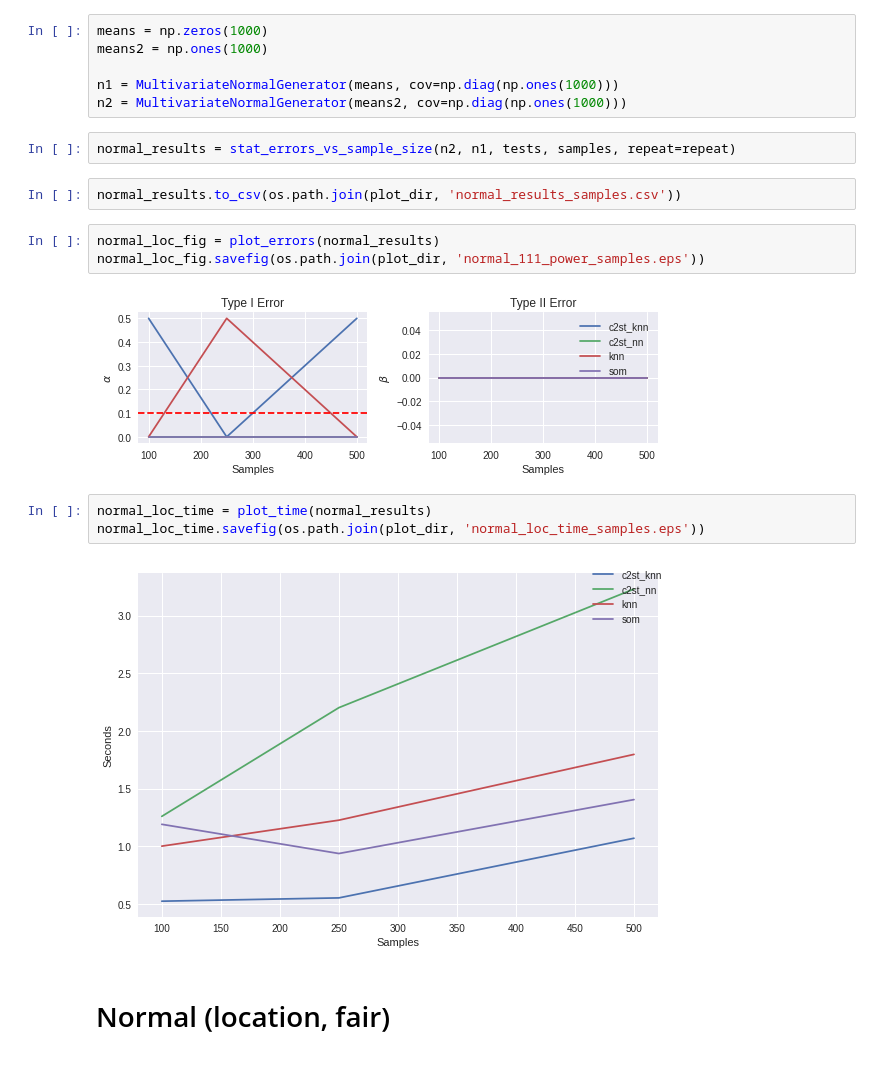
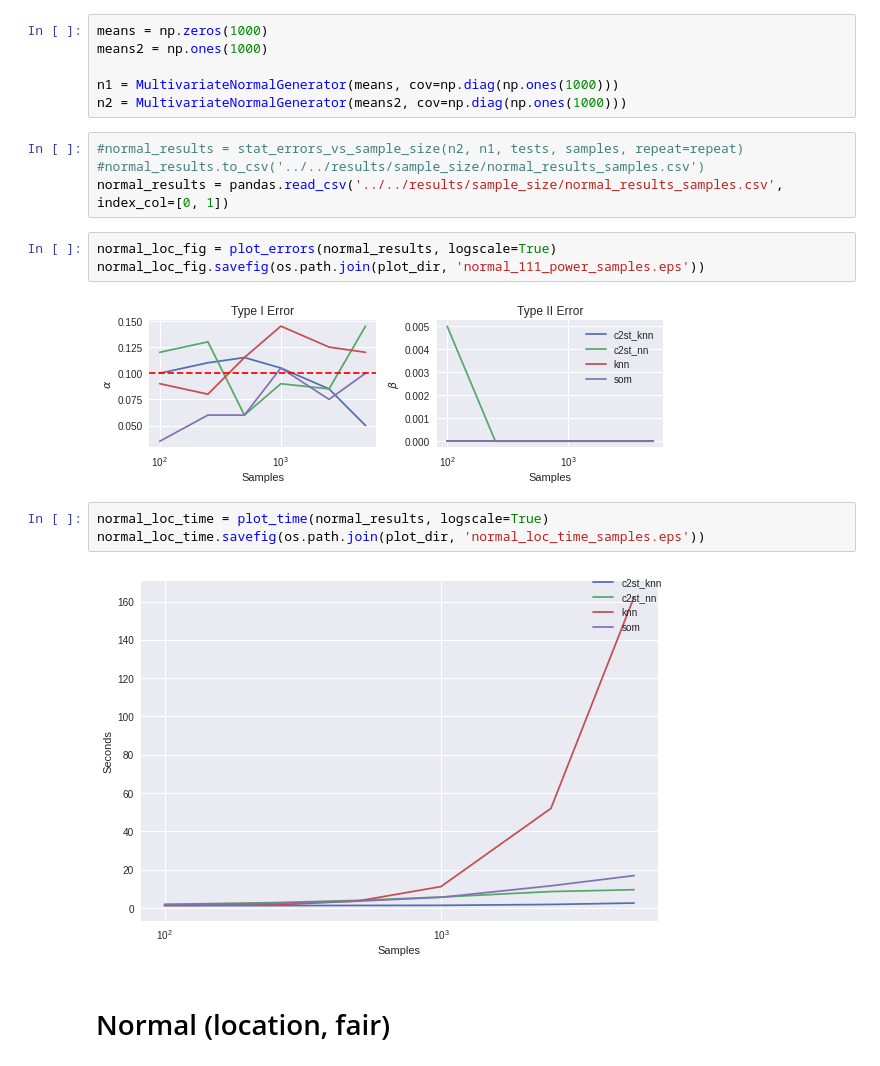
Before and after one commit to ayllon/SOMA, a Jupyter notebook: notebooks/sample_size/normal_location.ipynb, the cells around one changed output. Drawn from its saved outputs; the diff is of its cells as text.

Commit message:
Partial results for nmist and normal
An error within matplotlib caused a crash

```diff
--- a/notebooks/sample_size/normal_location.ipynb
+++ b/notebooks/sample_size/normal_location.ipynb
@@ -35,20 +36,20 @@ means2 = np.ones(1000)
 
 n1 = MultivariateNormalGenerator(means, cov=np.diag(np.ones(1000)))
 n2 = MultivariateNormalGenerator(means2, cov=np.diag(np.ones(1000)))
-# %%
-normal_results = stat_errors_vs_sample_size(n2, n1, tests, samples, repeat=repeat)
-# %%
-normal_results.to_csv(os.path.join(plot_dir, 'normal_results_samples.csv'))
+# %%
+#normal_results = stat_errors_vs_sample_size(n2, n1, tests, samples, repeat=repeat)
+#normal_results.to_csv('../../results/sample_size/normal_results_samples.csv')
+normal_results = pandas.read_csv('../../results/sample_size/normal_results_samples.csv', index_col=[0, 1])
 # %%
-normal_loc_fig = plot_errors(normal_results)
+normal_loc_fig = plot_errors(normal_results, logscale=True)
 normal_loc_fig.savefig(os.path.join(plot_dir, 'normal_111_power_samples.eps'))
 # %% [output]
-[figure, old version]
+[figure, new version]
 # %%
-normal_loc_time = plot_time(normal_results)
+normal_loc_time = plot_time(normal_results, logscale=True)
 normal_loc_time.savefig(os.path.join(plot_dir, 'normal_loc_time_samples.eps'))
 # %% [output]
-[figure, old version]
+[figure, new version]
 # %% [markdown]
 # Normal (location, fair)
 # %%
```
Also changed, not shown: parts of 1 cell of this notebook, 5 other files.
